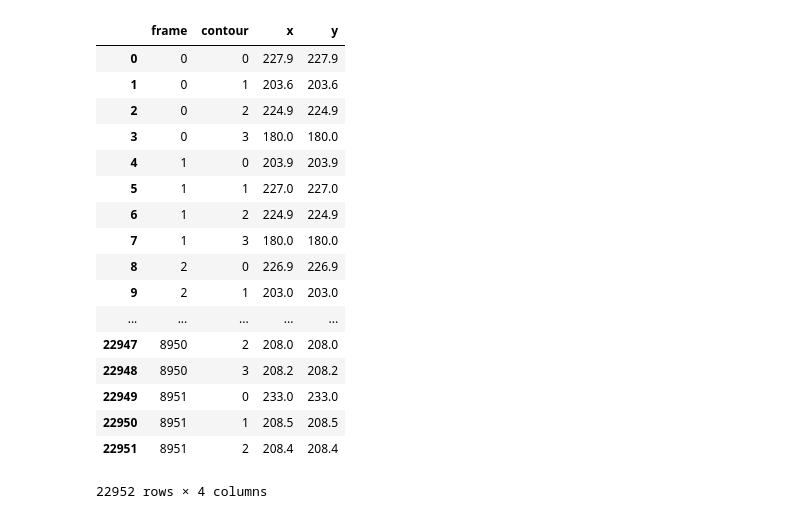
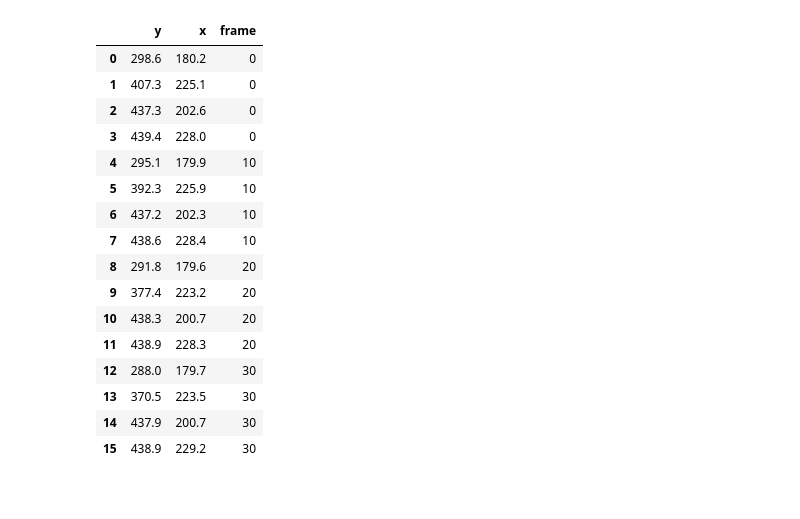
Before and after one commit to sourcery-ai-experiments/boilercv, a Jupyter notebook: docs/experiments/e230920_subcool/find_centers.ipynb, the cells around one changed output. Saved outputs shown, nothing was run; the diff lists cells and outputs as text; code cells hidden in the pictures.

```diff
--- a/docs/experiments/e230920_subcool/find_centers.ipynb
+++ b/docs/experiments/e230920_subcool/find_centers.ipynb
@@ -44,0 +51,19 @@ Subcool = 1.03 K
+# %%
+WARM_PALETTE = colormaps["cet_glasbey_warm"]
+"""For plotting one approach."""
+
+COOL_PALETTE = colormaps["cet_glasbey_cool"]
+"""For plotting the other approach."""
+
+PATH_TIME = TIME.replace(":", "-")
+frames = slice(*FRAMES)
+
+filled_contours = scale_bool(
+    get_dataset(PATH_TIME, frame=frames, stage="filled")["video"]
+)
+contours_df = get_contours_df(PATH_TIME)
+composite_video = filled_contours.max("frame").values
+with bounded_ax(composite_video) as ax:
+    ax.imshow(~composite_video, alpha=0.4)
+
+HIDE
@@ -45,20 +119,17 @@ Subcool = 1.03 K
 # %%
-source_ds = get_dataset(PATH_TIME, stage="filled")
 contours = (
     DataFrame(columns=["xpx", "ypx"])
-    .assign(**get_contours_df(PATH_TIME))
+    .assign(**contours_df.loc[IndexSlice[frames, :], :])
     .rename(axis="columns", mapper=dict(xpx="x", ypx="y"))
     .reset_index()
     .assign(
         count=lambda df: df.groupby(["frame", "contour"], **GBC).x.transform("count")
     )
     .query("count > 3")
-    .drop(columns="count")
     .assign(geometry=lambda df: points_from_xy(df.x, df.y))
-    .groupby(["frame", "contour"], **GBC)  # type: ignore  # pyright 1.1.333
+    .groupby(["frame", "contour"], **GBC)
     .agg(
-        x=NamedAgg(column="x", aggfunc="mean"),
-        y=NamedAgg(column="x", aggfunc="mean"),
+        count=NamedAgg(column="count", aggfunc="first"),
         centroid=NamedAgg(
             column="geometry", aggfunc=lambda df: LinearRing(df).centroid
         ),
@@ -87,26 +159,26 @@ contours
 # %%
 centers = (
     GeoDataFrame(contours)
-    # .assign(x=lambda df: df.centroid.x, y=lambda df: df.centroid.y)
-    .loc[:, ["frame", "contour", "x", "y"]]
+    .assign(x=lambda df: df.centroid.x, y=lambda df: df.centroid.y)
+    .loc[:, ["y", "x", "frame"]]
+    .sort_values(["frame", "y", "x"], ignore_index=True)
 )
-centers
+display(centers)
 # %% [output]
-|  | frame | contour | x | y |
-| 0 | 0 | 0 | 227.9 | 227.9 |
-| 1 | 0 | 1 | 203.6 | 203.6 |
-| 2 | 0 | 2 | 224.9 | 224.9 |
-| 3 | 0 | 3 | 180.0 | 180.0 |
-| 4 | 1 | 0 | 203.9 | 203.9 |
-| 5 | 1 | 1 | 227.0 | 227.0 |
-| 6 | 1 | 2 | 224.9 | 224.9 |
-| 7 | 1 | 3 | 180.0 | 180.0 |
-| 8 | 2 | 0 | 226.9 | 226.9 |
-| 9 | 2 | 1 | 203.0 | 203.0 |
-| ... | ... | ... | ... | ... |
-| 22947 | 8950 | 2 | 208.0 | 208.0 |
-| 22948 | 8950 | 3 | 208.2 | 208.2 |
-| 22949 | 8951 | 0 | 233.0 | 233.0 |
-| 22950 | 8951 | 1 | 208.5 | 208.5 |
-| 22951 | 8951 | 2 | 208.4 | 208.4 |
+|  | y | x | frame |
+| 0 | 298.6 | 180.2 | 0 |
+| 1 | 407.3 | 225.1 | 0 |
+| 2 | 437.3 | 202.6 | 0 |
+| 3 | 439.4 | 228.0 | 0 |
+| 4 | 295.1 | 179.9 | 10 |
+| 5 | 392.3 | 225.9 | 10 |
+| 6 | 437.2 | 202.3 | 10 |
+| 7 | 438.6 | 228.4 | 10 |
+| 8 | 291.8 | 179.6 | 20 |
+| 9 | 377.4 | 223.2 | 20 |
+| 10 | 438.3 | 200.7 | 20 |
+| 11 | 438.9 | 228.3 | 20 |
+| 12 | 288.0 | 179.7 | 30 |
+| 13 | 370.5 | 223.5 | 30 |
+| 14 | 437.9 | 200.7 | 30 |
+| 15 | 438.9 | 229.2 | 30 |
-22952 rows × 4 columns
```
Also changed, not shown: parts of 18 cells of this notebook, 13 other files.
